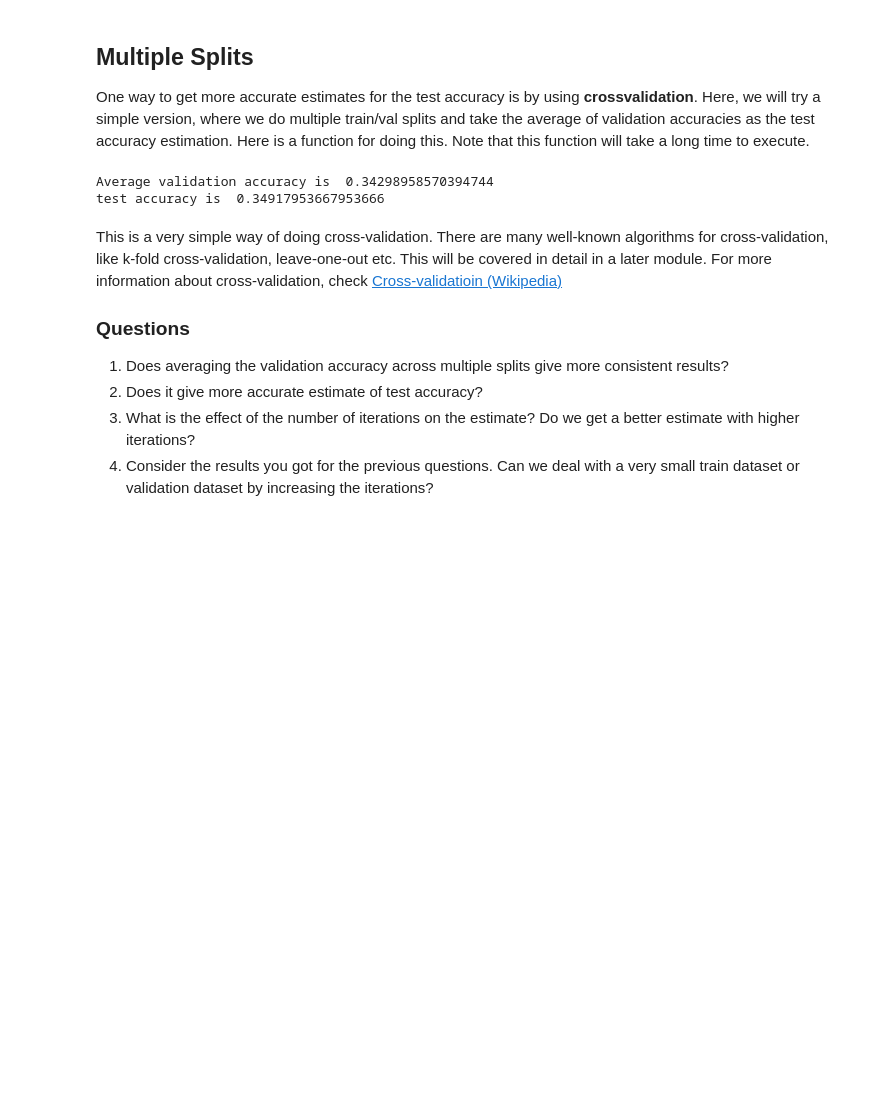
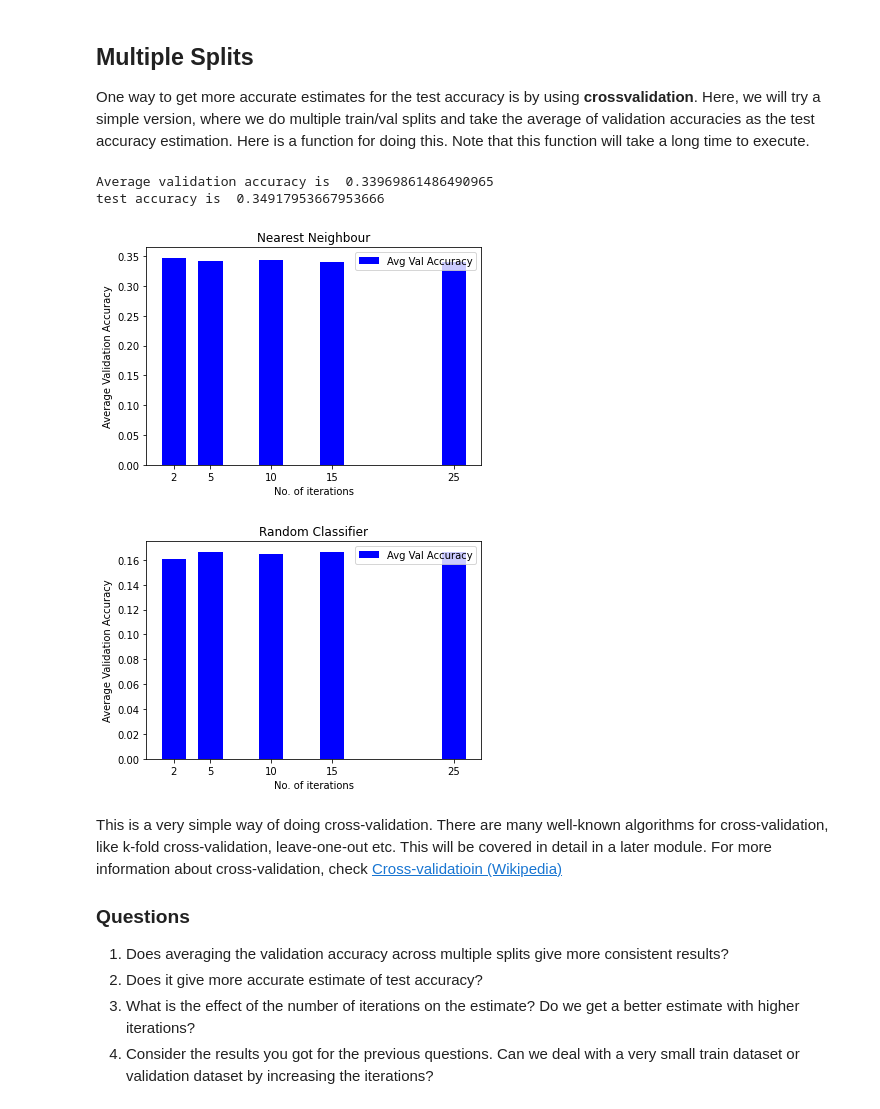
Before and after one commit to Mahendra275/fmml2021, a Jupyter notebook: Lab2_MLPractice.ipynb, the cells around one changed output. Drawn from its saved outputs; the diff is of its cells as text; code cells hidden in the pictures; blank space fills up the shorter version.

```diff
--- a/Lab2_MLPractice.ipynb
+++ b/Lab2_MLPractice.ipynb
@@ -186,12 +254,46 @@ def AverageAccuracy(alldata, alllabel, splitpercent, iterations, classifier=NN):
     accuracy += Accuracy(vallabel, valpred)
   return accuracy/iterations # average of all accuracies
 # %%
-print('Average validation accuracy is ', AverageAccuracy(alltraindata, alltrainlabel, 75/100, 30, classifier=NN))
+print('Average validation accuracy is ', AverageAccuracy(alltraindata, alltrainlabel, 75/100, 10, classifier=NN))
 testpred = NN(alltraindata, alltrainlabel, testdata)
 print('test accuracy is ',Accuracy(testlabel, testpred) )
 # %% [output]
-Average validation accuracy is  0.34298958570394744
+Average validation accuracy is  0.33969861486490965
 test accuracy is  0.34917953667953666
+# %%
+def get_Avg_Val_Accuracies(iterations, alldata, alllabel, percent, classifier1=NN):
+  val_avg_accuracy = np.zeros(len(iterations))
+  for i in range(len(iterations)):
+    val_avg_accuracy[i] = AverageAccuracy(alldata, alllabel, percent, iterations[i], classifier = classifier1)
+  return val_avg_accuracy
+# %%
+iterations = np.array([2, 5, 10, 15, 25])
+NAvg_val = get_Avg_Val_Accuracies(iterations, alltraindata, alltrainlabel, 75/100, NN)
+
+RAvg_val = get_Avg_Val_Accuracies(iterations, alltraindata, alltrainlabel, 75/100, RandomClassifier)
+# %%
+width = 2
+plt.bar(iterations, NAvg_val, color = 'b', width = width, label='Avg Val Accuracy')
+
+plt.xlabel("No. of iterations")
+plt.ylabel("Average Validation Accuracy")
+plt.title("Nearest Neighbour")
+plt.xticks(iterations, iterations)
+plt.legend()
+plt.show()
+
+
+plt.bar(iterations, RAvg_val, color = 'b', width = width, label='Avg Val Accuracy')
+
+plt.xlabel("No. of iterations")
+plt.ylabel("Average Validation Accuracy")
+plt.title("Random Classifier")
+plt.xticks(iterations, iterations)
+plt.legend()
+plt.show()
+# %% [output]
+[figure, added]
+[figure, added]
 # %% [markdown]
 This is a very simple way of doing cross-validation. There are many well-known algorithms for cross-validation, like k-fold cross-validation, leave-one-out etc. This will be covered in detail in a later module. For more information about cross-validation, check <a href=https://en.wikipedia.org/wiki/Cross-validation_(statistics)>Cross-validatioin (Wikipedia)</a>
 
```
Also changed, not shown: parts of 8 cells of this notebook.
